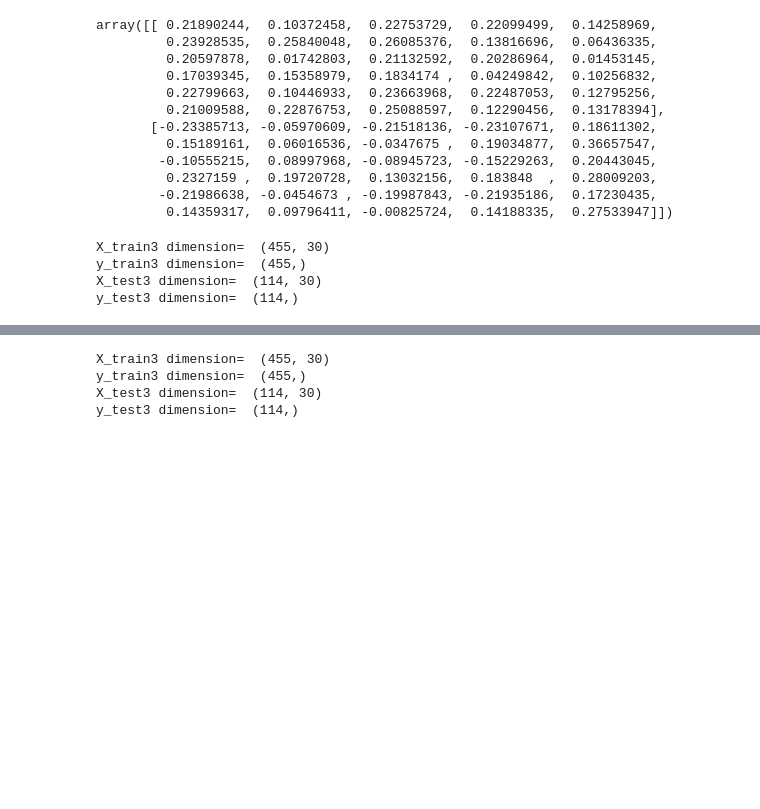
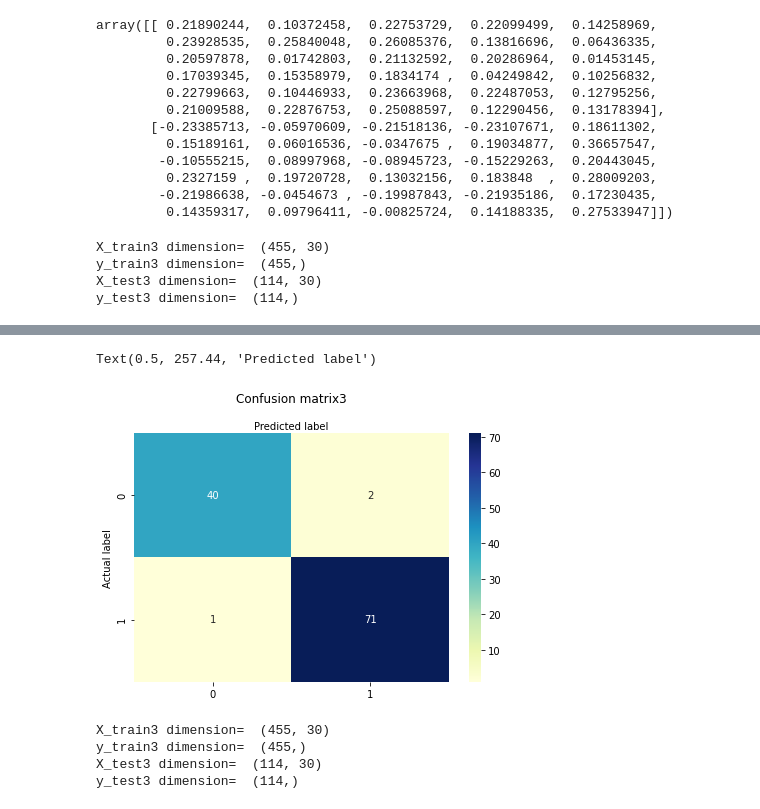
Before and after one commit to nalthaib/Machine-Larning, a Jupyter notebook: Nasser_Althaiban_HW3_800764203.ipynb, the cells around one changed output, grey strips where cells are left out. Saved outputs shown, nothing was run; the diff lists cells and outputs as text; code cells hidden in the pictures; blank space fills up the shorter version.

```diff
--- a/Nasser_Althaiban_HW3_800764203.ipynb
+++ b/Nasser_Althaiban_HW3_800764203.ipynb
@@ -411,4 +419,24 @@ array([[37,  5],
        [ 1, 71]], dtype=int64)
+# %%
+# Create confusion matrix
+cnf_matrix3 = metrics.confusion_matrix(Y_test3, Y_pred3)
+
+class_names=[0,1] # name  of classes
+fig, ax = plt.subplots()
+tick_marks = np.arange(len(class_names))
+plt.xticks(tick_marks, class_names)
+plt.yticks(tick_marks, class_names)
+
+# create heatmap
+sns.heatmap(pd.DataFrame(cnf_matrix3), annot=True, cmap="YlGnBu" ,fmt='g')
+ax.xaxis.set_label_position("top")
+plt.tight_layout()
+plt.title('Confusion matrix3', y=1.1)
+plt.ylabel('Actual label')
+plt.xlabel('Predicted label')
+# %% [output]
+Text(0.5, 257.44, 'Predicted label')
+[figure, added]
 # %%
 #Problem 4
 #use the LDA feature extraction for your training
```
Also changed, not shown: parts of 18 cells of this notebook.
